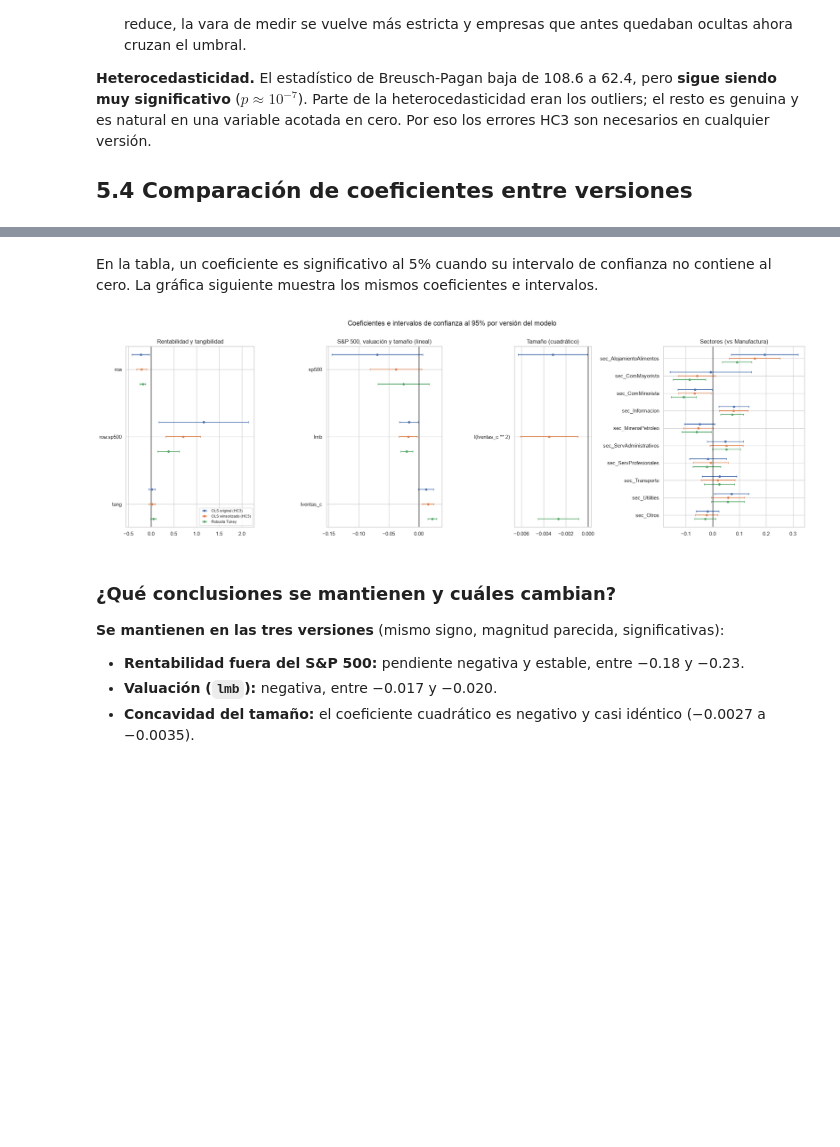
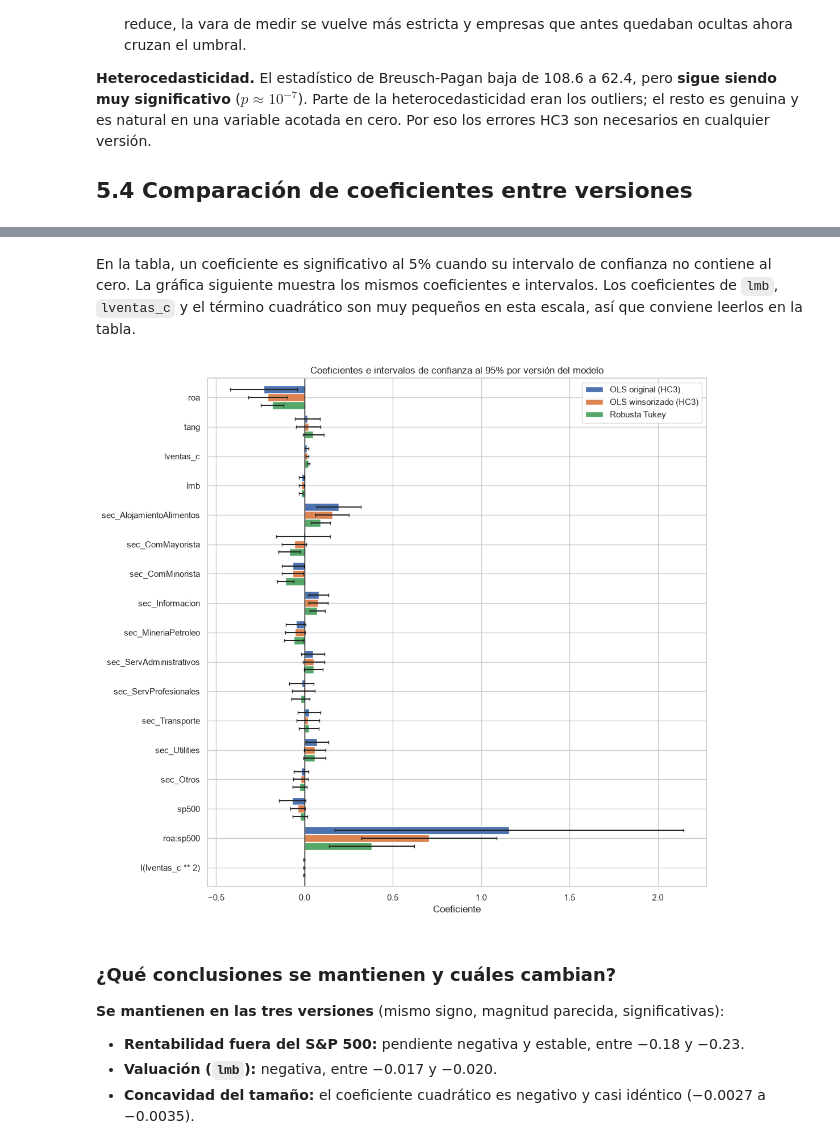
Before and after one commit to Manu090704/ConcentracionAI-Modulo1, a Jupyter notebook: bloque2/Evidencia1_b2_ManuelBajos.ipynb, the cells around one changed output, grey strips where cells are left out. Saved outputs shown, nothing was run; the diff lists cells and outputs as text; code cells hidden in the pictures; blank space fills up the shorter version.

```diff
--- a/bloque2/Evidencia_b2_ManuelBajos.ipynb
+++ b/bloque2/Evidencia1_b2_ManuelBajos.ipynb
@@ -1318,32 +1316,20 @@ display(tabla_comp.round(4))
 | roa:sp500 | 1.1596 | 0.1726 | 2.1467 | 0.7049 | 0.3226 | 1.0873 | 0.3814 | 0.1405 | ... |
 | I(lventas_c ** 2) | -0.0032 | -0.0063 | -0.0000 | -0.0035 | -0.0061 | -0.0009 | -0.0027 | -0.0045 | ... |
 # %% [markdown]
-En la tabla, un coeficiente es significativo al 5% cuando su intervalo de confianza no contiene al cero. La gráfica siguiente muestra los mismos coeficientes e intervalos.
+En la tabla, un coeficiente es significativo al 5% cuando su intervalo de confianza no contiene al cero. La gráfica siguiente muestra los mismos coeficientes e intervalos. Los coeficientes de `lmb`, `lventas_c` y el término cuadrático son muy pequeños en esta escala, así que conviene leerlos en la tabla.
 # %%
-# Cuatro paneles con escalas independientes: los coeficientes tienen magnitudes muy distintas
-paneles = [(["roa", "roa:sp500", "tang"], "Rentabilidad y tangibilidad"),
-           (["sp500", "lmb", "lventas_c"], "S&P 500, valuación y tamaño (lineal)"),
-           (["I(lventas_c ** 2)"], "Tamaño (cuadrático)"),
-           (SECTORES, "Sectores (vs Manufactura)")]
+# Coeficientes de cada versión (sin el intercepto) y mitad de su intervalo de confianza al 95%
+coef = tabla_comp.xs("coef", axis=1, level=1).drop(index="Intercept")
+error = tabla_comp.xs("IC sup", axis=1, level=1).drop(index="Intercept") - coef
 
-fig, axes = plt.subplots(1, 4, figsize=(21, 6.5), gridspec_kw={"width_ratios": [1, 0.9, 0.6, 1.1]})
-for ax, (terminos, titulo) in zip(axes, paneles):
-    for j, nombre in enumerate(versiones):
-        sub = tabla_comp[nombre].loc[terminos]
-        ax.errorbar(sub["coef"], np.arange(len(terminos)) + (j - 1) * 0.22,
-                    xerr=[sub["coef"] - sub["IC inf"], sub["IC sup"] - sub["coef"]],
-                    fmt="o", ms=4, capsize=2, label=nombre)
-    ax.axvline(0, color="black", lw=1)
-    ax.set_yticks(np.arange(len(terminos)))
-    ax.set_yticklabels(terminos)
-    ax.invert_yaxis()
-    ax.set_title(titulo)
-axes[0].legend(loc="lower right", fontsize=8)
-plt.suptitle("Coeficientes e intervalos de confianza al 95% por versión del modelo", y=1.0)
+ax = coef.plot(kind="barh", xerr=error, figsize=(11, 10), width=0.8, capsize=2)
+ax.axvline(0, color="black", lw=1)
+ax.invert_yaxis()
+ax.set(title="Coeficientes e intervalos de confianza al 95% por versión del modelo", xlabel="Coeficiente", ylabel="")
 plt.tight_layout()
 plt.show()
 # %% [output]
-[figure, old version]
+[figure, new version]
 # %% [markdown]
 ### ¿Qué conclusiones se mantienen y cuáles cambian?
 
```
Also changed, not shown: parts of 9 cells of this notebook, 1 other file.
